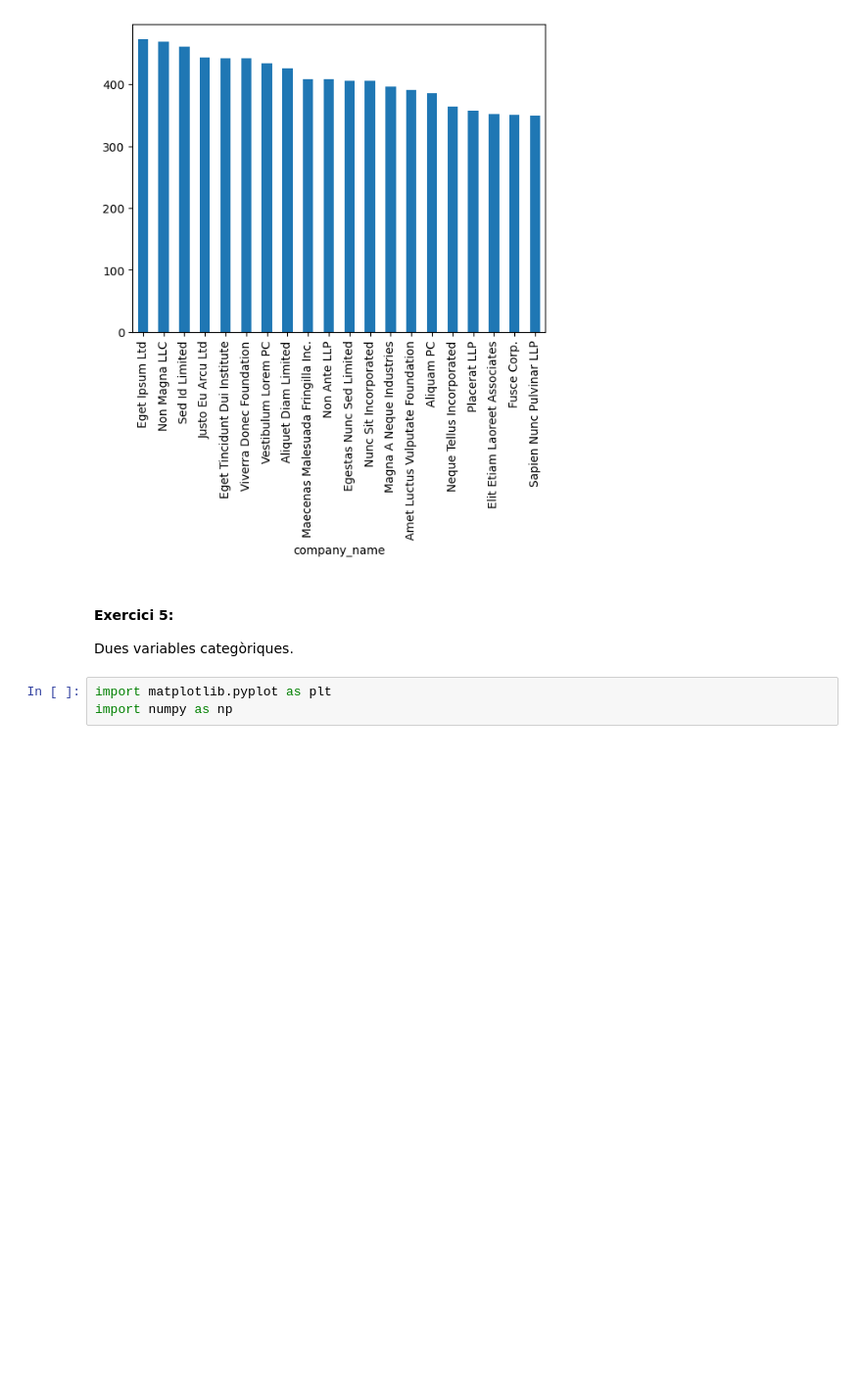
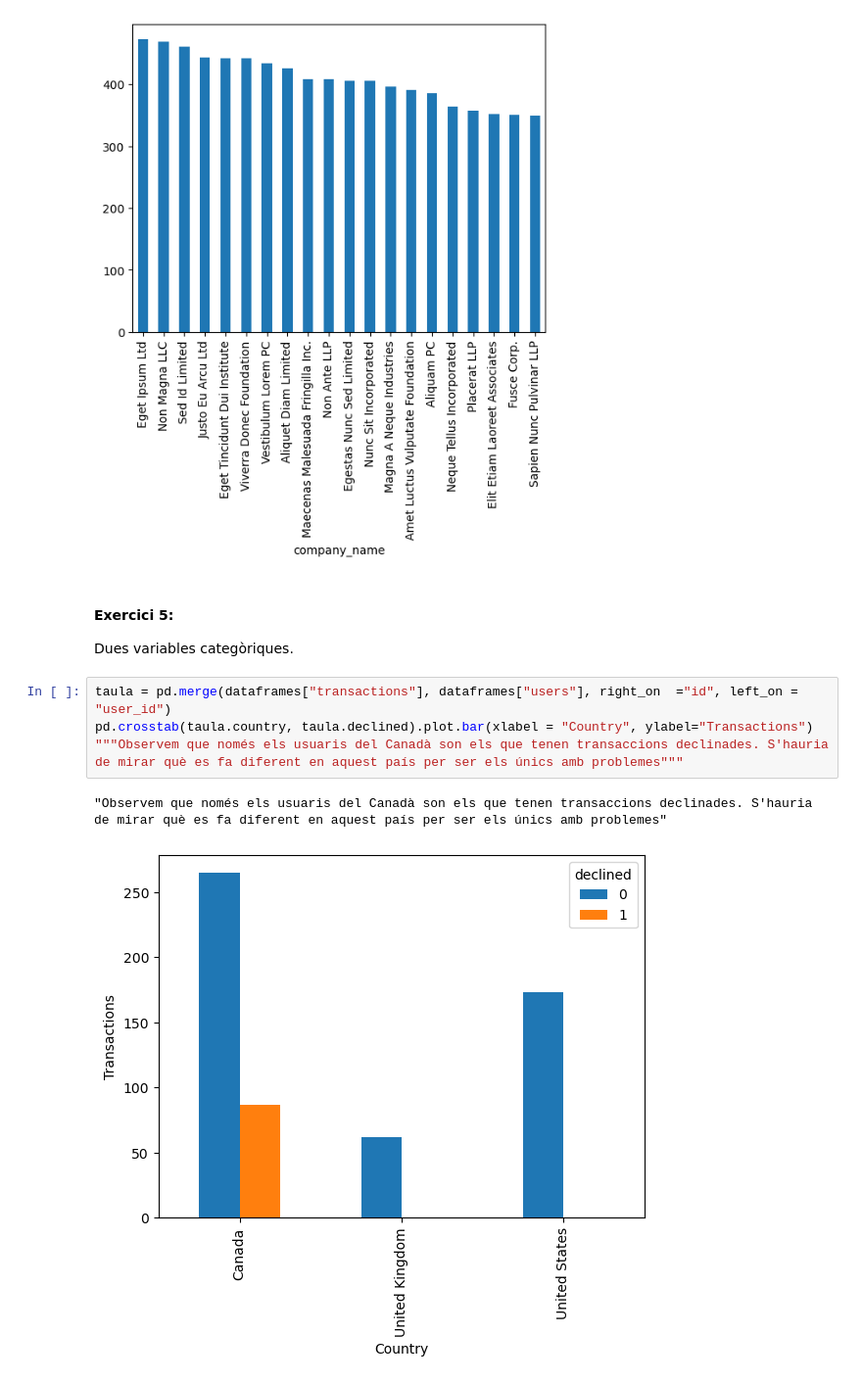
Before and after one commit to aleix-gb/Aleix-Gabarro-sprints, a Jupyter notebook: Sprint 8/Sprint 8.ipynb, the cells around one changed output. Shown at 98% size. Cells and saved outputs as stored; diff of their text form; blank space fills up the shorter version.

```diff
--- a/Sprint 8/Sprint 8.ipynb
+++ b/Sprint 8/Sprint 8.ipynb
@@ -196,6 +196,10 @@ productes.plot(kind="bar")
 # %% [markdown]
 #### Exercici 5:
 Dues variables categòriques.
-# %%
-import matplotlib.pyplot as plt
-import numpy as np
+# %%
+taula = pd.merge(dataframes["transactions"], dataframes["users"], right_on  ="id", left_on = "user_id")
+pd.crosstab(taula.country, taula.declined).plot.bar(xlabel = "Country", ylabel="Transactions")
+"""Observem que només els usuaris del Canadà son els que tenen transaccions declinades. S'hauria de mirar què es fa diferent en aquest país per ser els únics amb problemes"""
+# %% [output]
+"Observem que només els usuaris del Canadà son els que tenen transaccions declinades. S'hauria de mirar què es fa diferent en aquest país per ser els únics amb problemes"
+[figure, added]
```
Also changed, not shown: parts of 6 cells of this notebook.
